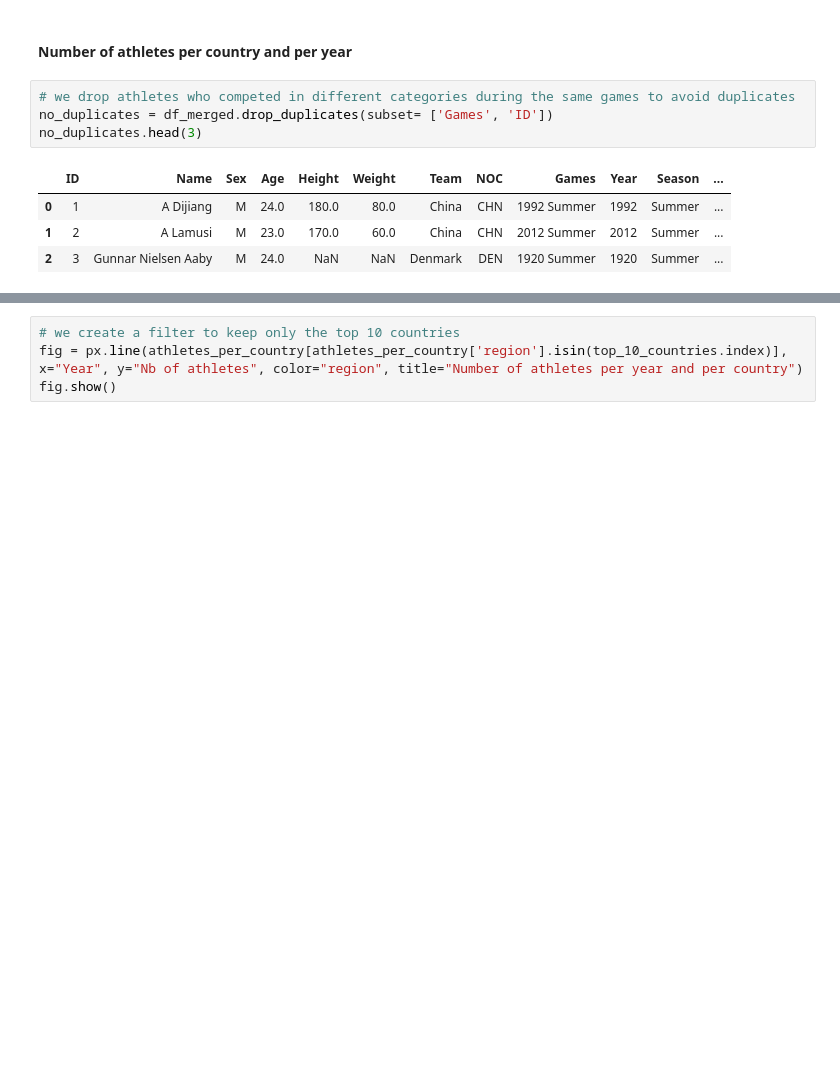
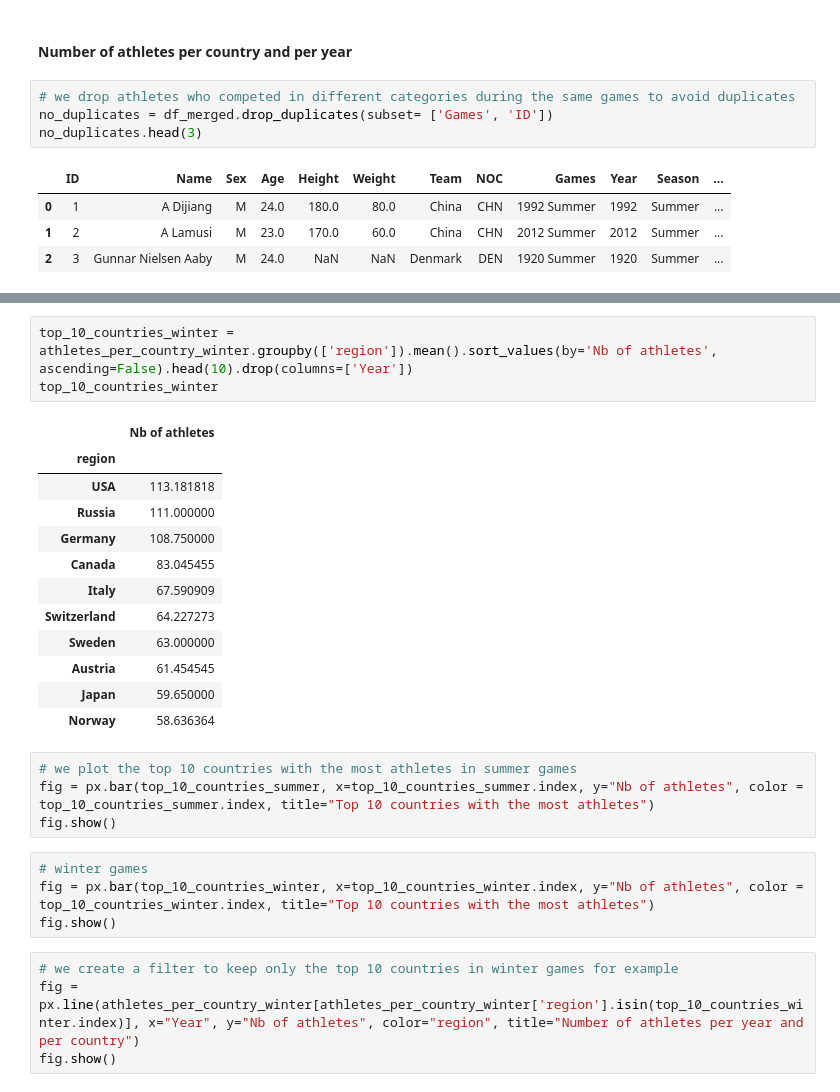
Before and after one commit to Maryam-Dollet/Dataviz_project, a Jupyter notebook: dataviz_guillaume.ipynb, the cells around one changed output, grey strips where cells are left out. Cells and saved outputs as stored; diff of their text form; blank space fills up the shorter version.

```diff
--- a/dataviz_guillaume.ipynb
+++ b/dataviz_guillaume.ipynb
@@ -106,4 +112,28 @@ top_10_countries
+# %%
+top_10_countries_winter = athletes_per_country_winter.groupby(['region']).mean().sort_values(by='Nb of athletes', ascending=False).head(10).drop(columns=['Year'])
+top_10_countries_winter
+# %% [output]
+|  | Nb of athletes |
+| region |  |
+| USA | 113.181818 |
+| Russia | 111.000000 |
+| Germany | 108.750000 |
+| Canada | 83.045455 |
+| Italy | 67.590909 |
+| Switzerland | 64.227273 |
+| Sweden | 63.000000 |
+| Austria | 61.454545 |
+| Japan | 59.650000 |
+| Norway | 58.636364 |
+# %%
+# we plot the top 10 countries with the most athletes in summer games
+fig = px.bar(top_10_countries_summer, x=top_10_countries_summer.index, y="Nb of athletes", color = top_10_countries_summer.index, title="Top 10 countries with the most athletes")
+fig.show()
+# %%
+# winter games
+fig = px.bar(top_10_countries_winter, x=top_10_countries_winter.index, y="Nb of athletes", color = top_10_countries_winter.index, title="Top 10 countries with the most athletes")
+fig.show()
 # %%
-# we create a filter to keep only the top 10 countries
-fig = px.line(athletes_per_country[athletes_per_country['region'].isin(top_10_countries.index)], x="Year", y="Nb of athletes", color="region", title="Number of athletes per year and per country")
+# we create a filter to keep only the top 10 countries in winter games for example
+fig = px.line(athletes_per_country_winter[athletes_per_country_winter['region'].isin(top_10_countries_winter.index)], x="Year", y="Nb of athletes", color="region", title="Number of athletes per year and per country")
 fig.show()
```
Also changed, not shown: parts of 6 cells of this notebook.
